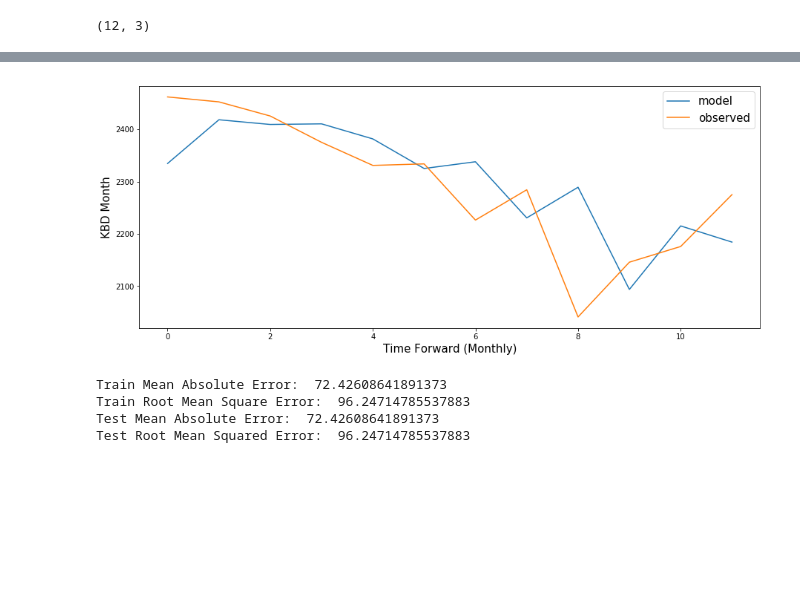
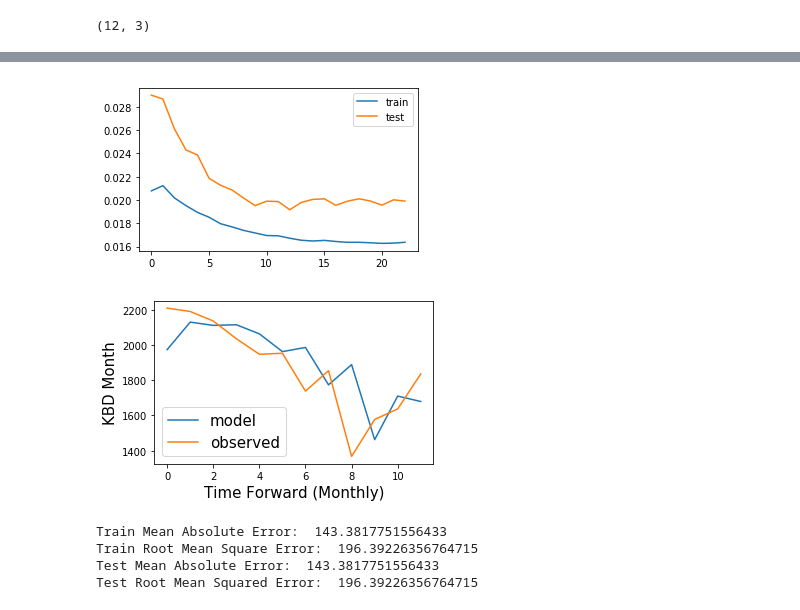
Before and after one commit to carlosqu/TesisUniandes, a Jupyter notebook: Notebook_Tesis_NN.ipynb, the cells around one changed output, grey strips where cells are left out. Saved outputs shown, nothing was run; the diff lists cells and outputs as text; code cells hidden in the pictures; blank space fills up the shorter version.

```diff
--- a/Notebook_Tesis_NN.ipynb
+++ b/Notebook_Tesis_NN.ipynb
@@ -158,19 +160,19 @@ plt.show();
 # %% [markdown]
 ## **Modelo univariado (con look_back)**
-# %%
-def create_dataset(dataset, look_back=1):
-	dataX, dataY = [], []
-	for i in range(len(dataset)-look_back-1):
-		a = dataset[i:(i+look_back), 0]
-		dataX.append(a)
-		dataY.append(dataset[i + look_back, 0])
-	return numpy.array(dataX), numpy.array(dataY)
 # %%
 split_date = pd.Timestamp('2018-05-01')
 dataset =  uni['KBD_MONTH']
 train = dataset.loc[:split_date]
 test = dataset.loc[split_date:]
+# %%
+def create_dataset(dataset2, look_back=1):
+	dataX, dataY = [], []
+	for i in range(len(dataset2)-look_back-1):
+		a = dataset2[i:(i+look_back)]
+		dataX.append(a)
+		dataY.append(dataset2[i + look_back])
+	return np.array(dataX), np.array(dataY)
 # %%
-look_back = 3
+look_back = 1
 trainX, trainY = create_dataset(train, look_back)
 testX, testY = create_dataset(test, look_back)
@@ -322,18 +318,6 @@ def create_model():
     return model, history
 model, history  = create_model()
 model.summary()
-
-# plot history
-
-fig = plt.figure(figsize=(15, 6))
-pyplot.clf()
-pyplot.plot(history.history['loss'], label='train')
-pyplot.plot(history.history['val_loss'], label='test')
-pyplot.legend()
-pyplot.show()
-
-yhat = model.predict(test_X)
-test_X = test_X.reshape((test_X.shape[0], test_X.shape[2]))
 # %% [output]
 Train on 220 samples, validate on 12 samples
 Epoch 1/70
@@ -357,29 +339,41 @@ IndexError: ignored
+# %%
+fig = plt.figure(figsize=(5, 3))
+pyplot.clf()
+pyplot.plot(history.history['loss'], label='train')
+pyplot.plot(history.history['val_loss'], label='test')
+pyplot.legend()
+pyplot.show()
+
+yhat = model.predict(test_X)
+# test_X = test_X.reshape((test_X.shape[0], test_X.shape[2]))
+# %% [output]
+[figure, added]
 # %%
 # invert scaling for forecast
 inv_yhat = concatenate((yhat, test_X[:, 1:]), axis=1)
 inv_yhat = scaler.inverse_transform(inv_yhat)
 inv_yhat = inv_yhat[:,0]
 # invert scaling for actual - observed data
 test_y = test_y.reshape((len(test_y), 1))
 inv_y = concatenate((test_y, test_X[:, 1:]), axis=1)
 inv_y = scaler.inverse_transform(inv_y)
 inv_y = inv_y[:,0]
-fig = plt.figure(figsize=(15, 6))
+fig = plt.figure(figsize=(5, 3))
 pyplot.clf()
 pyplot.plot(inv_yhat, label="model")
 pyplot.plot(inv_y, label="observed")
 plt.ylabel('KBD Month', size=15)
 plt.xlabel('Time Forward (Monthly)', size=15)
 plt.legend(fontsize=15)
 24
 pyplot.show()
 print('Train Mean Absolute Error: ', mean_absolute_error(inv_yhat, inv_y))
 print('Train Root Mean Square Error: ', np.sqrt(mean_squared_error(inv_yhat, inv_y)))
 print('Test Mean Absolute Error: ', mean_absolute_error(inv_yhat, inv_y))
 print('Test Root Mean Squared Error: ', np.sqrt(mean_squared_error(inv_yhat, inv_y)))
 # %% [output]
-[figure, old version]
+[figure, new version]
-Train Mean Absolute Error:  72.42608641891373
-Train Root Mean Square Error:  96.24714785537883
-Test Mean Absolute Error:  72.42608641891373
-Test Root Mean Squared Error:  96.24714785537883
+Train Mean Absolute Error:  143.3817751556433
+Train Root Mean Square Error:  196.39226356764715
+Test Mean Absolute Error:  143.3817751556433
+Test Root Mean Squared Error:  196.39226356764715
```
Also changed, not shown: parts of 12 cells of this notebook.
